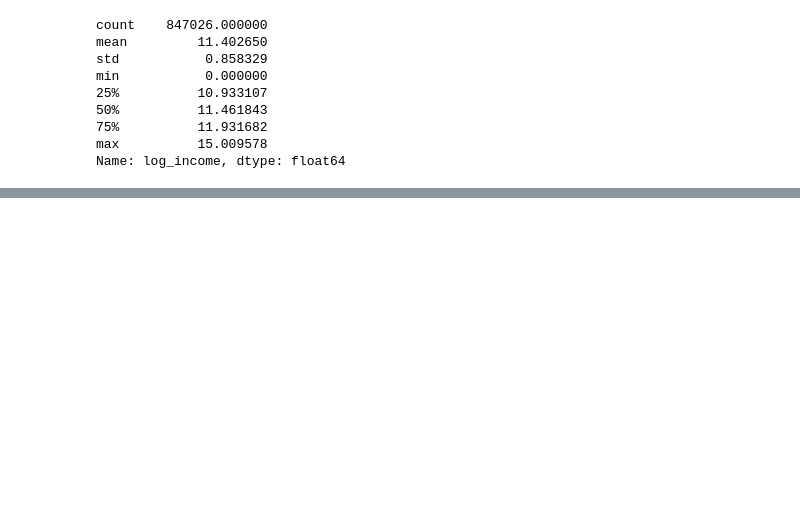
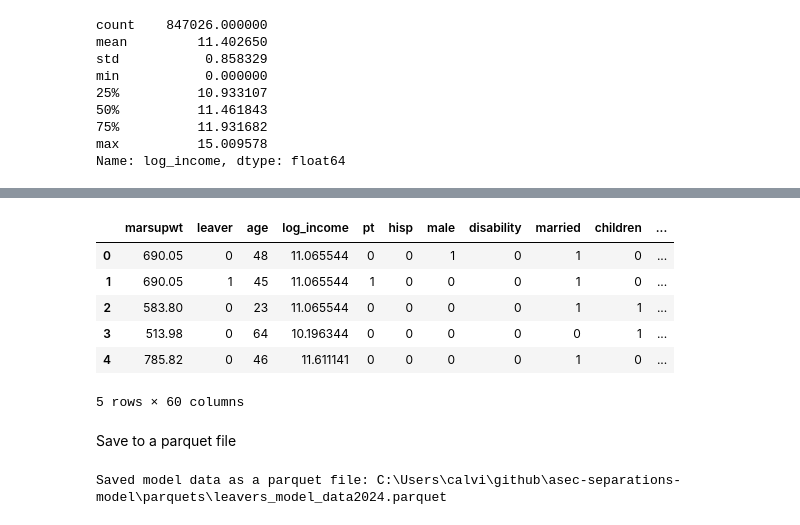
Before and after one commit to calhockemeyer/asec-separations-model, a Jupyter notebook: model.ipynb, the cells around one changed output, grey strips where cells are left out. Cells and saved outputs as stored; diff of their text form; code cells hidden in the pictures; blank space fills up the shorter version.

```diff
--- a/model.ipynb
+++ b/model.ipynb
@@ -308,0 +426,28 @@ Name: log_income, dtype: float64
+# %%
+cat_vars = ['cow', 'race', 'citshp', 'edu', 'occ', 'ind']
+
+for var in cat_vars:
+    model_data[var] = model_data[var].astype('category')
+
+# one-hot encode categorical variables
+model_data = pd.get_dummies(model_data, drop_first=True,
+                            columns=cat_vars, dtype=np.int8)
+
+model_data.head()
+# %% [output]
+|  | marsupwt | leaver | age | log_income | pt | hisp | male | disability | married | children | ... |
+| 0 | 690.05 | 0 | 48 | 11.065544 | 0 | 0 | 1 | 0 | 1 | 0 | ... |
+| 1 | 690.05 | 1 | 45 | 11.065544 | 1 | 0 | 0 | 0 | 1 | 0 | ... |
+| 2 | 583.80 | 0 | 23 | 11.065544 | 0 | 0 | 0 | 0 | 1 | 1 | ... |
+| 3 | 513.98 | 0 | 64 | 10.196344 | 0 | 0 | 0 | 0 | 0 | 1 | ... |
+| 4 | 785.82 | 0 | 46 | 11.611141 | 0 | 0 | 0 | 0 | 1 | 0 | ... |
+5 rows × 60 columns
+# %% [markdown]
+Save to a parquet file
+# %%
+model_data_parquet_path = parquets_dir/f'leavers_model_data{base_year}.parquet'
+model_data.to_parquet(model_data_parquet_path)
+
+print(f'Saved model data as a parquet file: {str(model_data_parquet_path)}')
+# %% [output]
+Saved model data as a parquet file: C:\Users\calvi\github\asec-separations-model\parquets\leavers_model_data2024.parquet
```
Also changed, not shown: parts of 19 cells of this notebook.
